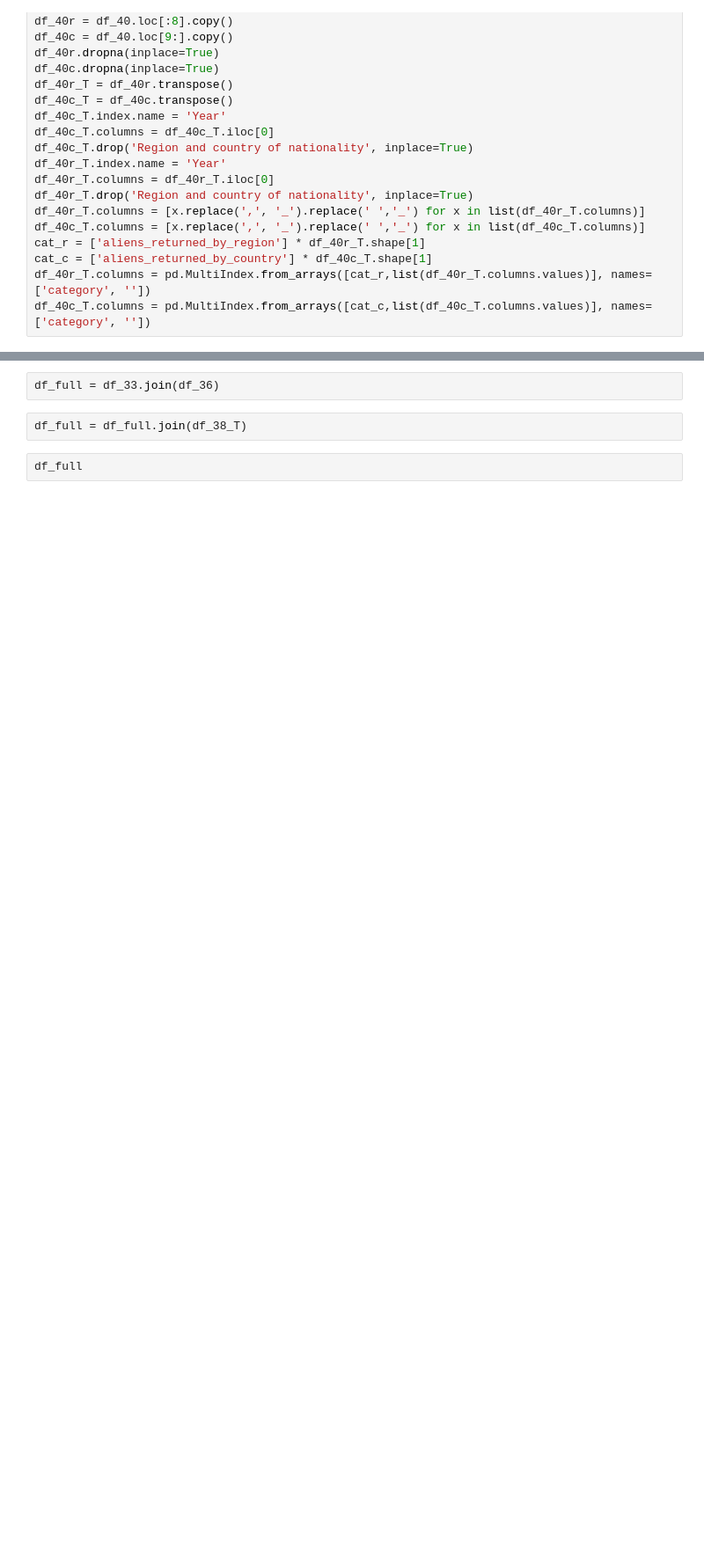
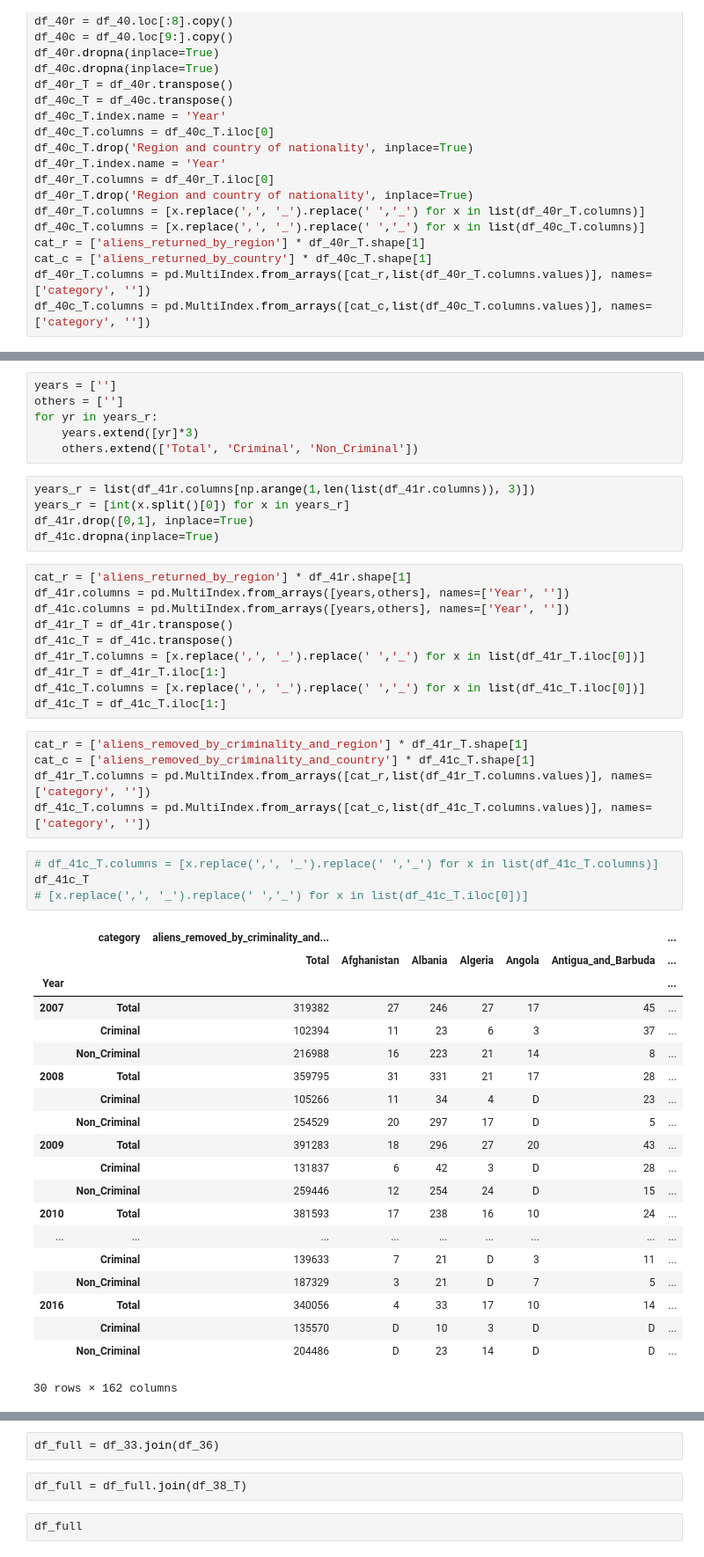
Before and after one commit to MattTriano/data_preprocess, a Jupyter notebook: imm_enforcement/Immigration_Enforcement_preprocessor.ipynb, the cells around one changed output, grey strips where cells are left out. Shown at 88% size. Drawn from its saved outputs; the diff is of its cells as text; blank space fills up the shorter version.

Commit message:
handled the most complicated table

```diff
--- a/imm_enforcement/Immigration_Enforcement_preprocessor.ipynb
+++ b/imm_enforcement/Immigration_Enforcement_preprocessor.ipynb
@@ -474,0 +466,51 @@ display(df_40r_T)
+# %%
+years = ['']
+others = ['']
+for yr in years_r:
+    years.extend([yr]*3)
+    others.extend(['Total', 'Criminal', 'Non_Criminal'])
+# %%
+years_r = list(df_41r.columns[np.arange(1,len(list(df_41r.columns)), 3)])
+years_r = [int(x.split()[0]) for x in years_r]
+df_41r.drop([0,1], inplace=True)
+df_41c.dropna(inplace=True)
+# %%
+cat_r = ['aliens_returned_by_region'] * df_41r.shape[1]
+df_41r.columns = pd.MultiIndex.from_arrays([years,others], names=['Year', ''])
+df_41c.columns = pd.MultiIndex.from_arrays([years,others], names=['Year', ''])
+df_41r_T = df_41r.transpose()
+df_41c_T = df_41c.transpose()
+df_41r_T.columns = [x.replace(',', '_').replace(' ','_') for x in list(df_41r_T.iloc[0])]
+df_41r_T = df_41r_T.iloc[1:]
+df_41c_T.columns = [x.replace(',', '_').replace(' ','_') for x in list(df_41c_T.iloc[0])]
+df_41c_T = df_41c_T.iloc[1:]
+# %%
+cat_r = ['aliens_removed_by_criminality_and_region'] * df_41r_T.shape[1]
+cat_c = ['aliens_removed_by_criminality_and_country'] * df_41c_T.shape[1]
+df_41r_T.columns = pd.MultiIndex.from_arrays([cat_r,list(df_41r_T.columns.values)], names=['category', ''])
+df_41c_T.columns = pd.MultiIndex.from_arrays([cat_c,list(df_41c_T.columns.values)], names=['category', ''])
+# %%
+# df_41c_T.columns = [x.replace(',', '_').replace(' ','_') for x in list(df_41c_T.columns)]
+df_41c_T
+# [x.replace(',', '_').replace(' ','_') for x in list(df_41c_T.iloc[0])]
+# %% [output]
+|  | category | aliens_removed_by_criminality_and... |  |  |  |  |  | ... |
+|  |  | Total | Afghanistan | Albania | Algeria | Angola | Antigua_and_Barbuda | ... |
+| Year |  |  |  |  |  |  |  | ... |
+| 2007 | Total | 319382 | 27 | 246 | 27 | 17 | 45 | ... |
+|  | Criminal | 102394 | 11 | 23 | 6 | 3 | 37 | ... |
+|  | Non_Criminal | 216988 | 16 | 223 | 21 | 14 | 8 | ... |
+| 2008 | Total | 359795 | 31 | 331 | 21 | 17 | 28 | ... |
+|  | Criminal | 105266 | 11 | 34 | 4 | D | 23 | ... |
+|  | Non_Criminal | 254529 | 20 | 297 | 17 | D | 5 | ... |
+| 2009 | Total | 391283 | 18 | 296 | 27 | 20 | 43 | ... |
+|  | Criminal | 131837 | 6 | 42 | 3 | D | 28 | ... |
+|  | Non_Criminal | 259446 | 12 | 254 | 24 | D | 15 | ... |
+| 2010 | Total | 381593 | 17 | 238 | 16 | 10 | 24 | ... |
+| ... | ... | ... | ... | ... | ... | ... | ... | ... |
+|  | Criminal | 139633 | 7 | 21 | D | 3 | 11 | ... |
+|  | Non_Criminal | 187329 | 3 | 21 | D | 7 | 5 | ... |
+| 2016 | Total | 340056 | 4 | 33 | 17 | 10 | 14 | ... |
+|  | Criminal | 135570 | D | 10 | 3 | D | D | ... |
+|  | Non_Criminal | 204486 | D | 23 | 14 | D | D | ... |
+30 rows × 162 columns
```
Also changed, not shown: parts of 7 cells of this notebook.
